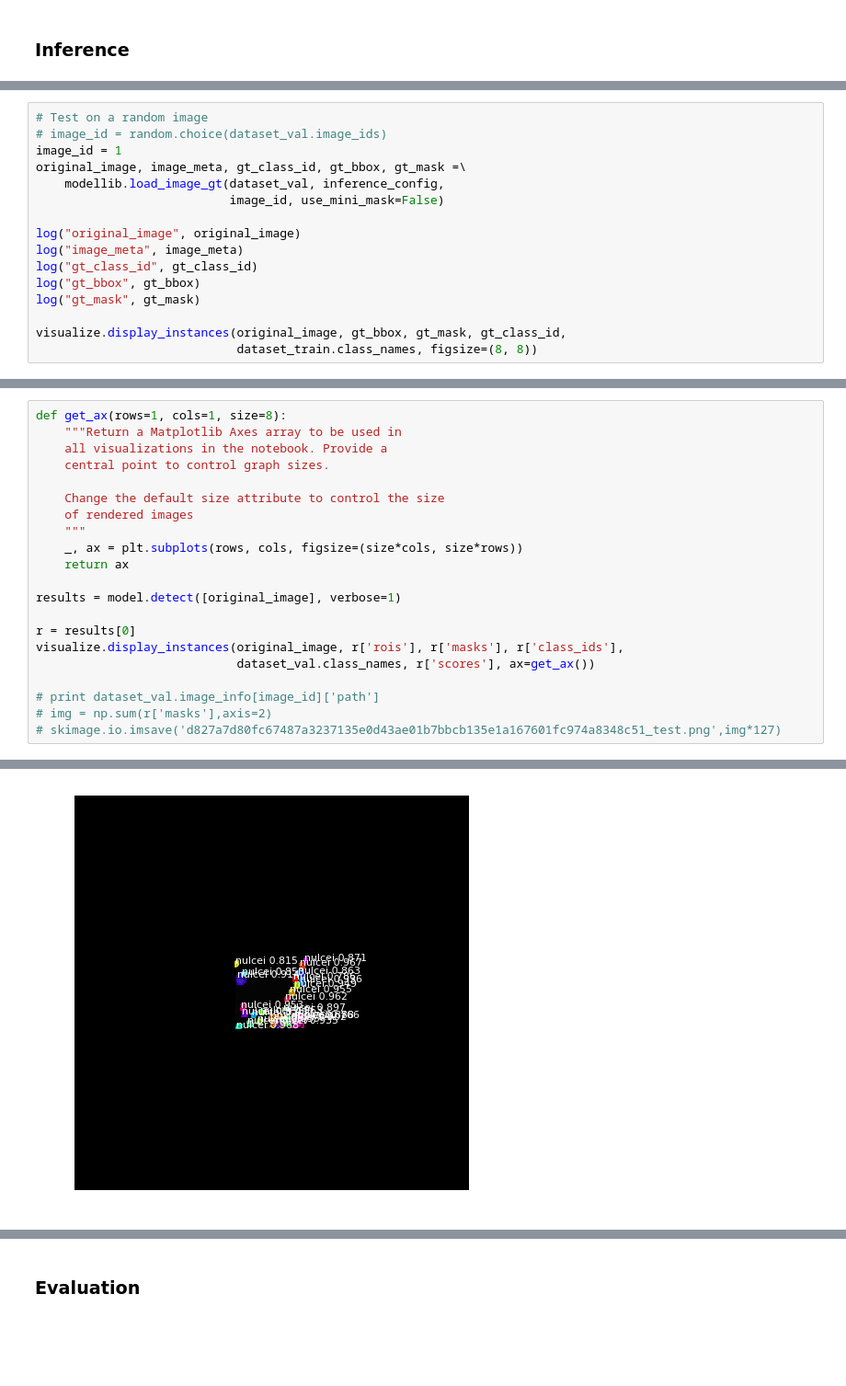
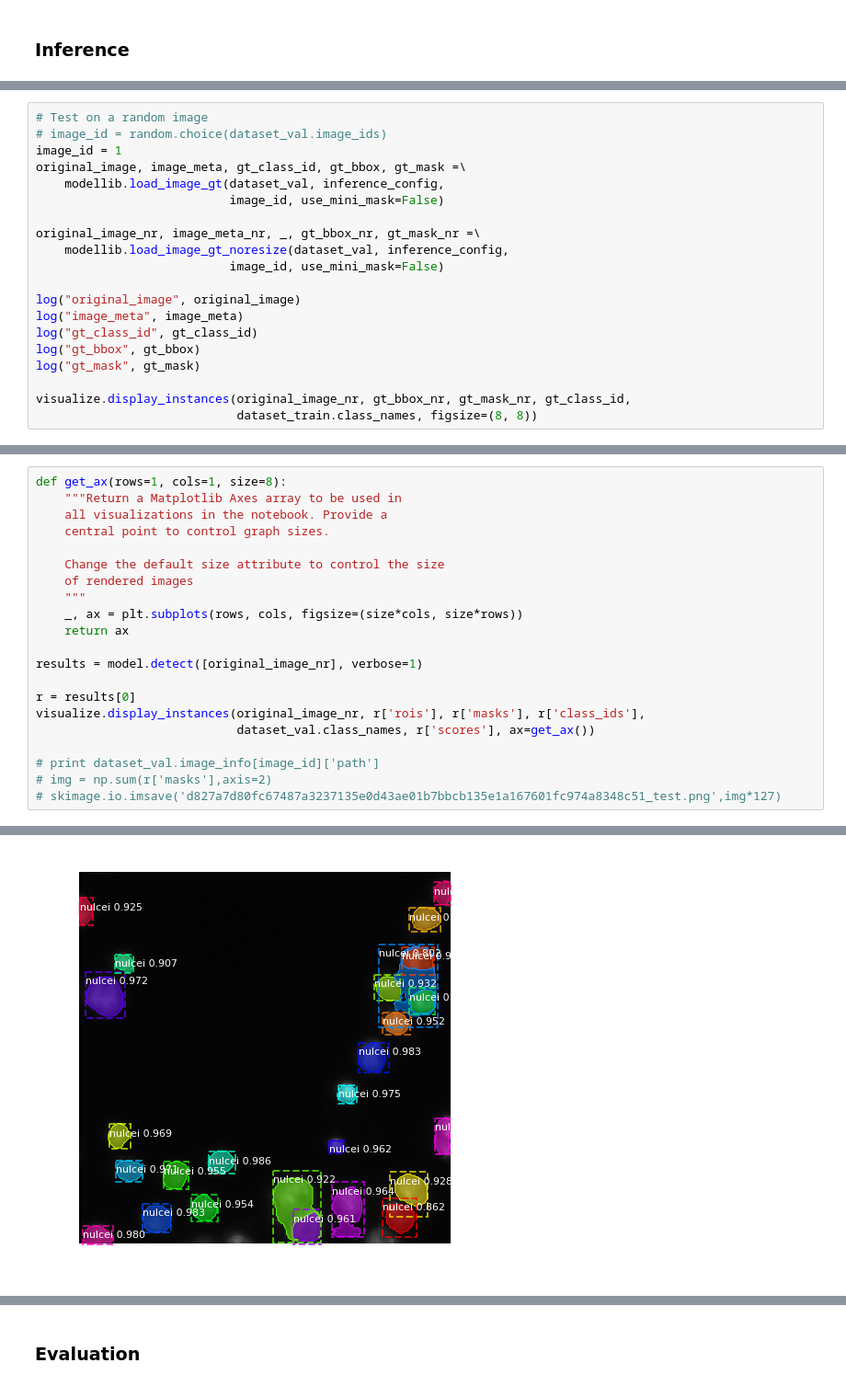
Before and after one commit to wanwanbeen/maskrcnn_nuclei, a Jupyter notebook: nuclei_maskrcnn/main_nuclei.ipynb, the cells around one changed output, grey strips where cells are left out. Shown at 92% size. Saved outputs shown, nothing was run; the diff lists cells and outputs as text; blank space fills up the shorter version.

```diff
--- a/nuclei_maskrcnn/main_nuclei.ipynb
+++ b/nuclei_maskrcnn/main_nuclei.ipynb
@@ -304,13 +300,17 @@ original_image, image_meta, gt_class_id, gt_bbox, gt_mask =\
     modellib.load_image_gt(dataset_val, inference_config,
                            image_id, use_mini_mask=False)
 
+original_image_nr, image_meta_nr, _, gt_bbox_nr, gt_mask_nr =\
+    modellib.load_image_gt_noresize(dataset_val, inference_config,
+                           image_id, use_mini_mask=False)
+
 log("original_image", original_image)
 log("image_meta", image_meta)
 log("gt_class_id", gt_class_id)
 log("gt_bbox", gt_bbox)
 log("gt_mask", gt_mask)
 
-visualize.display_instances(original_image, gt_bbox, gt_mask, gt_class_id,
+visualize.display_instances(original_image_nr, gt_bbox_nr, gt_mask_nr, gt_class_id,
                             dataset_train.class_names, figsize=(8, 8))
 # %% [output]
 original_image           shape: (1408, 1408, 3)       min:    0.00000  max:  172.00000
@@ -331,10 +331,10 @@ def get_ax(rows=1, cols=1, size=8):
     _, ax = plt.subplots(rows, cols, figsize=(size*cols, size*rows))
     return ax
 
-results = model.detect([original_image], verbose=1)
+results = model.detect([original_image_nr], verbose=1)
 
 r = results[0]
-visualize.display_instances(original_image, r['rois'], r['masks'], r['class_ids'],
+visualize.display_instances(original_image_nr, r['rois'], r['masks'], r['class_ids'],
                             dataset_val.class_names, r['scores'], ax=get_ax())
 
 # print dataset_val.image_info[image_id]['path']
@@ -348,4 +348,4 @@ image_metas              shape: (1, 10)               min:    0.00000  max: 1408
-[figure, old version]
+[figure, new version]
 # %%
 import numpy as np
 import utils
```
Also changed, not shown: parts of 14 cells of this notebook, 1 other file.
